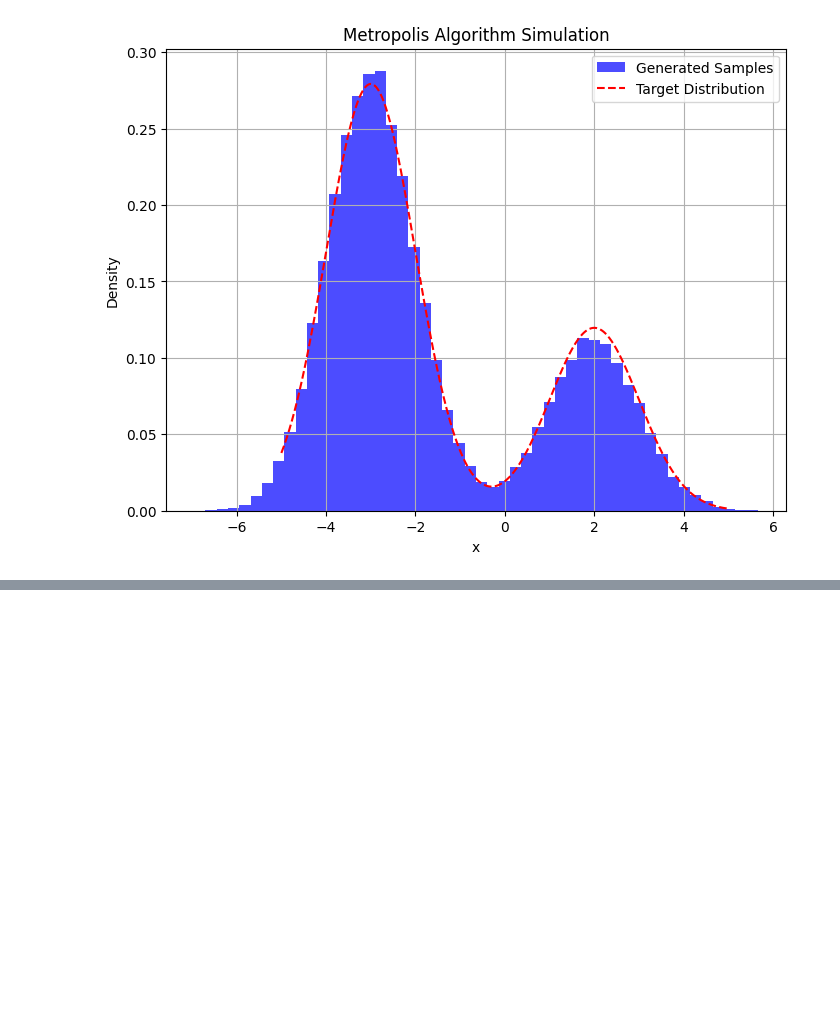
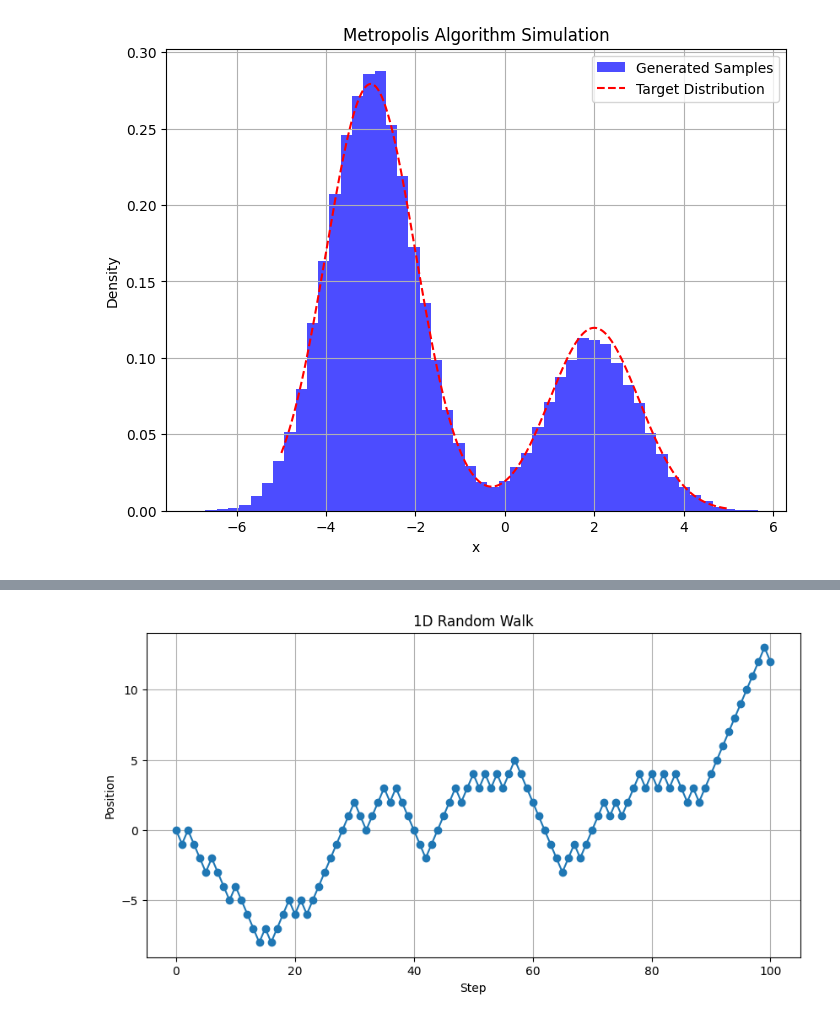
Before and after one commit to lansenhhhh/mathcomphy-book, a Jupyter notebook: He原子/Metropolis.ipynb, the cells around one changed output, grey strips where cells are left out. Drawn from its saved outputs; the diff is of its cells as text; code cells hidden in the pictures; blank space fills up the shorter version.

```diff
--- a/He原子/Metropolis.ipynb
+++ b/He原子/Metropolis.ipynb
@@ -169,0 +292,27 @@ import tensorflow
+# %%
+import numpy as np
+import matplotlib.pyplot as plt
+
+# 设置随机种子以便复现结果
+np.random.seed(42)
+
+# 模拟的步数
+n_steps = 100
+
+# 生成随机步骤，+1 或 -1
+steps = np.random.choice([-1, 1], size=n_steps)
+
+# 计算位置：从0开始，累加每一步的移动
+positions = np.cumsum(steps)
+positions = np.insert(positions, 0, 0)  # 在开始加上原点0
+
+# 绘图
+plt.figure(figsize=(10, 5))
+plt.plot(positions, marker='o', linestyle='-')
+plt.title("1D Random Walk")
+plt.xlabel("Step")
+plt.ylabel("Position")
+plt.grid(True)
+plt.show()
+# %% [output]
+[figure, added]
```
Also changed, not shown: parts of 6 cells of this notebook, 20 other files.
